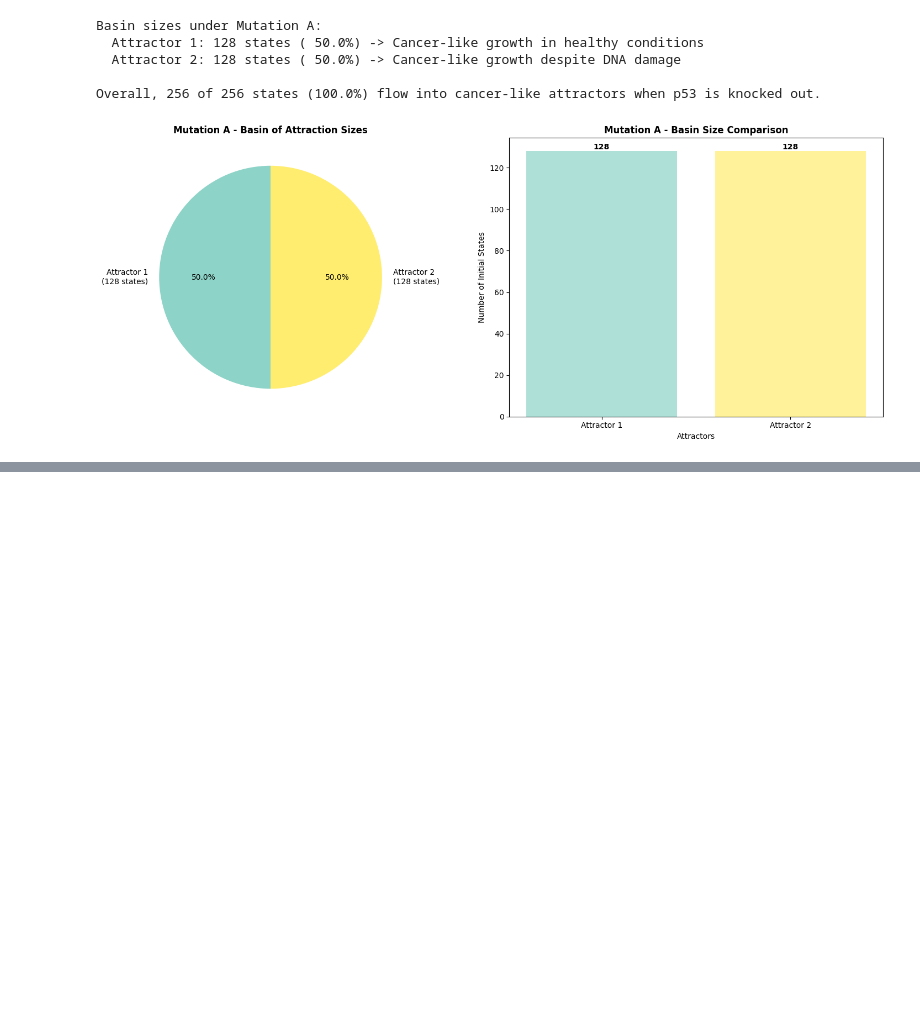
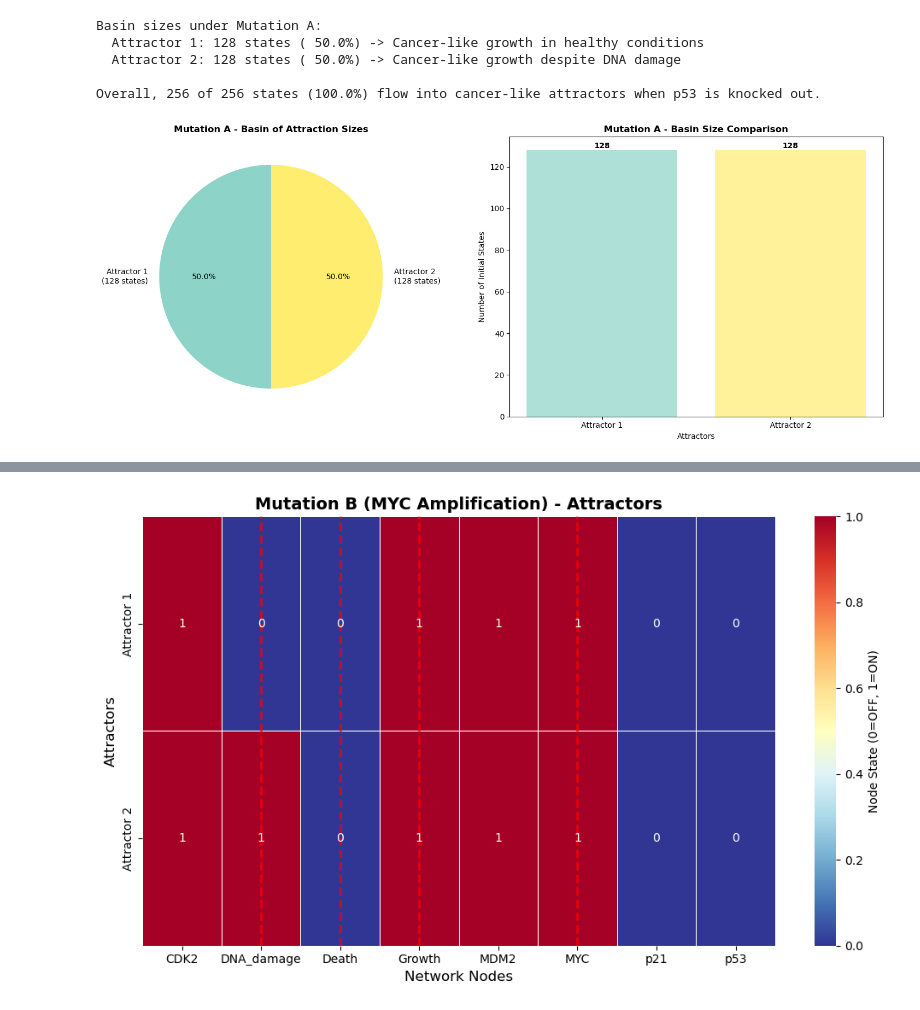
Before and after one commit to matecoco2024/bio_systems_assignements, a Jupyter notebook: assignement_3/KEN3170_BooleanModeling.ipynb, the cells around one changed output, grey strips where cells are left out. Drawn from its saved outputs; the diff is of its cells as text; code cells hidden in the pictures; blank space fills up the shorter version.

```diff
--- a/assignement_3/KEN3170_BooleanModeling.ipynb
+++ b/assignement_3/KEN3170_BooleanModeling.ipynb
@@ -855,0 +926,80 @@ Overall, 256 of 256 states (100.0%) flow into cancer-like attractors when p53 is
+# %%
+#  Attractor search for the myc amplification network
+
+mutant_attractors = []
+mutant_attractor_info = []
+mutant_max_steps = 15
+mutant_node_names = sorted(MYC_amplification.nodes.keys())
+mutant_all_states = list(product([0, 1], repeat=len(mutant_node_names)))
+
+print(f'Testing all {len(mutant_all_states)} possible initial states under Mutation B...')
+
+for initial_state in mutant_all_states:
+    state_dict = {mutant_node_names[i]: initial_state[i] for i in range(len(mutant_node_names))}
+    MYC_amplification.set_state(**state_dict)
+
+    with redirect_stdout(io.StringIO()):
+        trajectory = MYC_amplification.simulate(steps=mutant_max_steps, record_history=True)
+
+    if len(trajectory) >= 2 and np.array_equal(trajectory[-1], trajectory[-2]):
+        final_state = tuple(int(x) for x in trajectory[-1])
+        if final_state not in mutant_attractors:
+            mutant_attractors.append(final_state)
+
+if not mutant_attractors:
+    print('No attractors found for the mutated network.')
+else:
+    for idx, attractor in enumerate(mutant_attractors, start=1):
+        state_dict = {mutant_node_names[j]: int(attractor[j]) for j in range(len(mutant_node_names))}
+        growth_active = state_dict['Growth'] == 1
+        death_active = state_dict['Death'] == 1
+        myc_active = state_dict['MYC'] == 1
+        dna_damage_active = state_dict['DNA_damage'] == 1
+
+        if growth_active and not death_active:
+            if dna_damage_active:
+                interpretation = 'Cancer-like growth despite DNA damage'
+            else:
+                interpretation = 'Cancer-like growth in healthy conditions'
+        elif death_active and not growth_active:
+            interpretation = 'Cell death / apoptosis'
+        else:
+            interpretation = 'Quiescent or unresolved state'
+
+        mutant_attractor_info.append({
+            'state': attractor,
+            'interpretation': interpretation,
+            'cancer_like': growth_active and not death_active
+        })
+
+        print()
+        print(f"Attractor {idx}: {list(attractor)}")
+        print(f"   Growth: {'ON' if growth_active else 'OFF'} | Death: {'ON' if death_active else 'OFF'} | MYC: {'ON' if myc_active else 'OFF'} | DNA Damage: {'ON' if dna_damage_active else 'OFF'}")
+        print(f"   Interpretation: {interpretation}")
+
+    mutant_attractor_matrix = np.array([list(map(int, att)) for att in mutant_attractors])
+
+    plt.figure(figsize=(10, max(6, len(mutant_attractors))))
+    ax = sns.heatmap(
+        mutant_attractor_matrix,
+        xticklabels=mutant_node_names,
+        yticklabels=[f'Attractor {i+1}' for i in range(len(mutant_attractors))],
+        cmap='RdYlBu_r',
+        cbar_kws={'label': 'Node State (0=OFF, 1=ON)'},
+        annot=True,
+        fmt='d',
+        linewidths=0.5,
+    )
+
+    plt.title('Mutation B (MYC Amplification) - Attractors', fontsize=14, fontweight='bold')
+    plt.xlabel('Network Nodes', fontsize=12)
+    plt.ylabel('Attractors', fontsize=12)
+
+    for node in ['Growth', 'Death', 'MYC', 'DNA_damage']:
+        if node in mutant_node_names:
+            idx = mutant_node_names.index(node)
+            ax.axvline(x=idx + 0.5, color='red', linestyle='--', alpha=0.7, linewidth=2)
+
+    plt.tight_layout()
+    plt.show()
+# %% [output]
@@ -855,0 +1015 @@ Overall, 256 of 256 states (100.0%) flow into cancer-like attractors when p53 is
+[figure, added]
```
Also changed, not shown: parts of 13 cells of this notebook.
